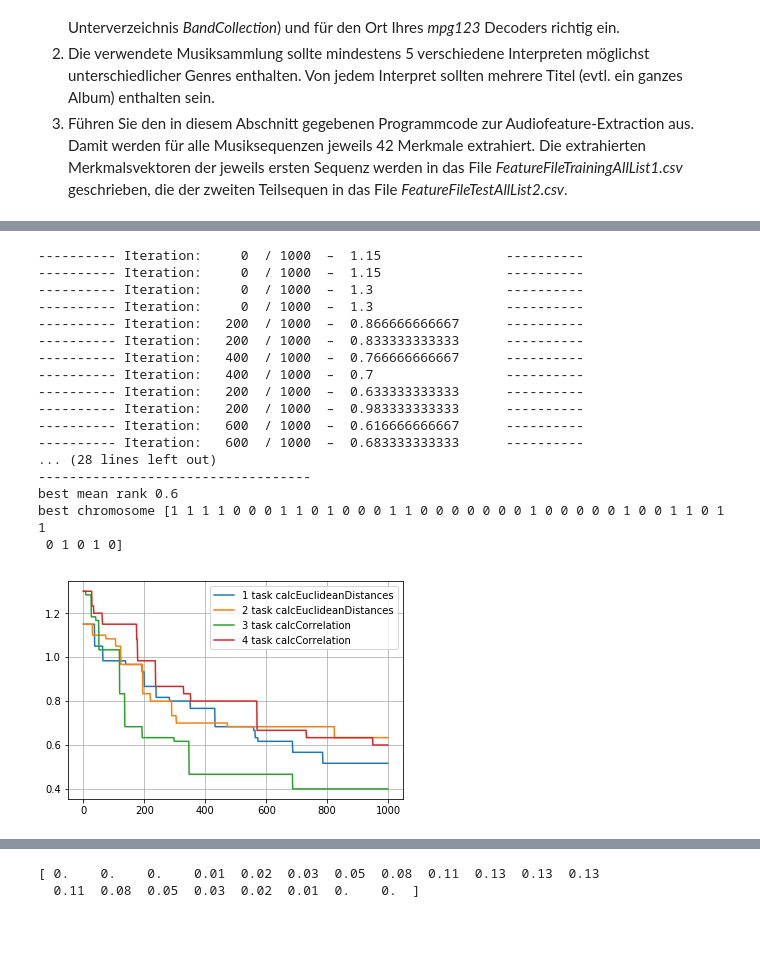
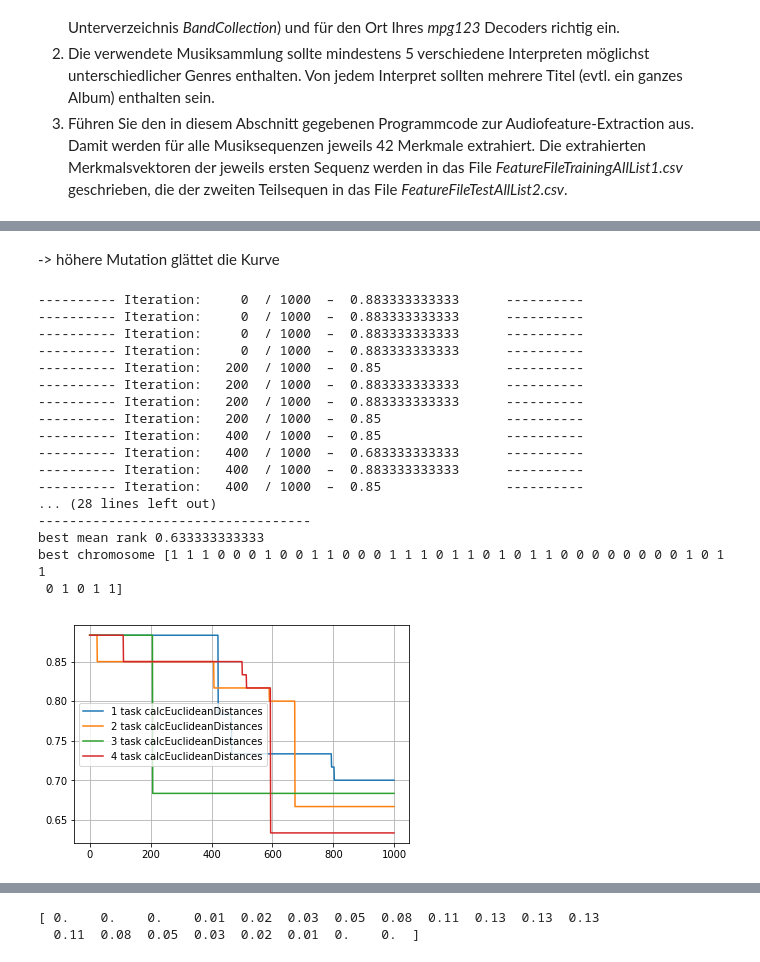
Before and after one commit to danielrotaermel/data-mining, a Jupyter notebook: VersuchMusicClustering.ipynb, the cells around one changed output, grey strips where cells are left out. Drawn from its saved outputs; the diff is of its cells as text; code cells hidden in the pictures; blank space fills up the shorter version.

```diff
--- a/VersuchMusicClustering.ipynb
+++ b/VersuchMusicClustering.ipynb
@@ -715,5 +680,3 @@ def runGenAlg(data_train, data_test, ITERATIONS, POPSIZE, CROSSPROP, MUTPROP, DI
         ######################################Ende der Iteration#############################
 
     return (bestMeanRank, population, rank)
-# %%
-runGenAlg(data_train, data_test, ITERATIONS, POPSIZE, 1, 1, DISTANCEFN1, 200)
@@ -738,0 +698,14 @@ runGenAlg(data_train, data_test, ITERATIONS, POPSIZE, 1, 1, DISTANCEFN1, 200)
+# %%
+ITERATIONS=1000;
+POPSIZE=100;
+CROSSPROP=.9;
+MUTPROP=.2;
+DISTANCEFN=calcEuclideanDistances
+
+bestMeanRank, population, rank = runGenAlg(data_train, data_test, ITERATIONS, POPSIZE, .9, .2, DISTANCEFN, 100)
+
+print "best mean rank", bestMeanRank[-1]
+print "best chromosome" ,population[0], '\n'
+plt.plot(range(ITERATIONS), bestMeanRank, label='genalgTest')
+plt.legend()
+plt.show()
@@ -738,0 +737,8 @@ runGenAlg(data_train, data_test, ITERATIONS, POPSIZE, 1, 1, DISTANCEFN1, 200)
+# %%
+bestAttributes = np.zeros((42,))
+
+for i in range(42):
+    chrom = np.zeros((42,), dtype=np.int)
+    chrom[i] =1
+    bestAttributes[i] = testChromosome(tenTestMerkmale, data_train, data_test, DISTANCEFN)
+print bestAttributes
@@ -752,10 +786,10 @@ DISTANCEFN2=calcCorrelation
 #parallel execution of
 tasks = []
 #tasks.append( (data_train, data_test, ITERATIONS, POPSIZE, CROSSPROP, MUTPROP, DISTANCEFN1, 200) )
-tasks.append( (data_train, data_test, 5, 10, .99, .8, DISTANCEFN1, 200) )
-tasks.append( (data_train, data_test, 10, 5, .99, .8, DISTANCEFN1, 200) )
-tasks.append( (data_train, data_test, 5, 10, .99, .8, DISTANCEFN2, 200) )
-tasks.append( (data_train, data_test, 10, 5, .99, .8, DISTANCEFN2, 200) )
+tasks.append( (data_train, data_test, ITERATIONS, 10, .99, .1, DISTANCEFN1, 200) )
+tasks.append( (data_train, data_test, ITERATIONS, 100, .99, .2, DISTANCEFN1, 200) )
+tasks.append( (data_train, data_test, ITERATIONS, 1000, .99, .3, DISTANCEFN1, 200) )
+tasks.append( (data_train, data_test, ITERATIONS, 100, .99, .4, DISTANCEFN1, 200) )
 
 results = [pool.apply_async( runGenAlg, t ) for t in tasks]
 
@@ -770,7 +804,7 @@ for i,result in enumerate(results):
     print '\n', label, '\n', '-'*35
     print "best mean rank", bestMeanRank[-1]
     print "best chromosome" ,population[0]
-    plt.plot(range(100),bestMeanRank, label=label)
+    plt.plot(range(ITERATIONS),bestMeanRank, label=label)
     plt.legend()
 
 plt.show()
@@ -777,3 +830,5 @@ plt.show()
+# %% [markdown]
+-> höhere Mutation glättet die Kurve
 # %%
 ## import multiprocessing
 import multiprocessing
@@ -784,50 +839,50 @@ ITERATIONS=1000;
 POPSIZE=50;
 CROSSPROP=.9;
 MUTPROP=.5;
 DISTANCEFN1=calcEuclideanDistances
 DISTANCEFN2=calcCorrelation
 
 #parallel execution of
 tasks = []
 #tasks.append( (data_train, data_test, ITERATIONS, POPSIZE, CROSSPROP, MUTPROP, DISTANCEFN1, 200) )
-tasks.append( (data_train, data_test, ITERATIONS, POPSIZE, .99, .8, DISTANCEFN1, 200) )
-tasks.append( (data_train, data_test, ITERATIONS, POPSIZE, .99, .5, DISTANCEFN1, 200) )
-tasks.append( (data_train, data_test, ITERATIONS, POPSIZE, .99, .8, DISTANCEFN2, 200) )
-tasks.append( (data_train, data_test, ITERATIONS, POPSIZE, .99, .5, DISTANCEFN2, 200) )
+tasks.append( (data_train, data_test, ITERATIONS, 1000, .99, .1, DISTANCEFN1, 200) )
+tasks.append( (data_train, data_test, ITERATIONS, 1000, .99, .2, DISTANCEFN1, 200) )
+tasks.append( (data_train, data_test, ITERATIONS, 1000, .99, .3, DISTANCEFN1, 200) )
+tasks.append( (data_train, data_test, ITERATIONS, 1000, .99, .4, DISTANCEFN1, 200) )
 
 results = [pool.apply_async( runGenAlg, t ) for t in tasks]
 
 #plot curves
 plt.grid(True)
 
 for i,result in enumerate(results):
     res = result.get()
     bestMeanRank = res[0]
     population = res[1]
     label = str(i+1) + ' task ' + tasks[i][6].__name__
     print '\n', label, '\n', '-'*35
     print "best mean rank", bestMeanRank[-1]
     print "best chromosome" ,population[0]
     plt.plot(range(ITERATIONS),bestMeanRank, label=label)
     plt.legend()
 
 plt.show()
 # %% [output]
----------- Iteration:     0  / 1000  –  1.15                ----------
----------- Iteration:     0  / 1000  –  1.15                ----------
----------- Iteration:     0  / 1000  –  1.3                 ----------
----------- Iteration:     0  / 1000  –  1.3                 ----------
----------- Iteration:   200  / 1000  –  0.866666666667      ----------
----------- Iteration:   200  / 1000  –  0.833333333333      ----------
----------- Iteration:   400  / 1000  –  0.766666666667      ----------
----------- Iteration:   400  / 1000  –  0.7                 ----------
----------- Iteration:   200  / 1000  –  0.633333333333      ----------
----------- Iteration:   200  / 1000  –  0.983333333333      ----------
----------- Iteration:   600  / 1000  –  0.616666666667      ----------
----------- Iteration:   600  / 1000  –  0.683333333333      ----------
+---------- Iteration:     0  / 1000  –  0.883333333333      ----------
+---------- Iteration:     0  / 1000  –  0.883333333333      ----------
+---------- Iteration:     0  / 1000  –  0.883333333333      ----------
+---------- Iteration:     0  / 1000  –  0.883333333333      ----------
+---------- Iteration:   200  / 1000  –  0.85                ----------
+---------- Iteration:   200  / 1000  –  0.883333333333      ----------
+---------- Iteration:   200  / 1000  –  0.883333333333      ----------
+---------- Iteration:   200  / 1000  –  0.85                ----------
+---------- Iteration:   400  / 1000  –  0.85                ----------
+---------- Iteration:   400  / 1000  –  0.683333333333      ----------
+---------- Iteration:   400  / 1000  –  0.883333333333      ----------
+---------- Iteration:   400  / 1000  –  0.85                ----------
 ... (28 lines left out)
 -----------------------------------
-best mean rank 0.6
-best chromosome [1 1 1 1 0 0 0 1 1 0 1 0 0 0 1 1 0 0 0 0 0 0 0 1 0 0 0 0 0 1 0 0 1 1 0 1 1
- 0 1 0 1 0]
+best mean rank 0.633333333333
+best chromosome [1 1 1 0 0 0 1 0 0 1 1 0 0 0 1 1 1 0 1 1 0 1 0 1 1 0 0 0 0 0 0 0 0 1 0 1 1
+ 0 1 0 1 1]
-[figure, old version]
+[figure, new version]
```
Also changed, not shown: parts of 48 cells of this notebook.
